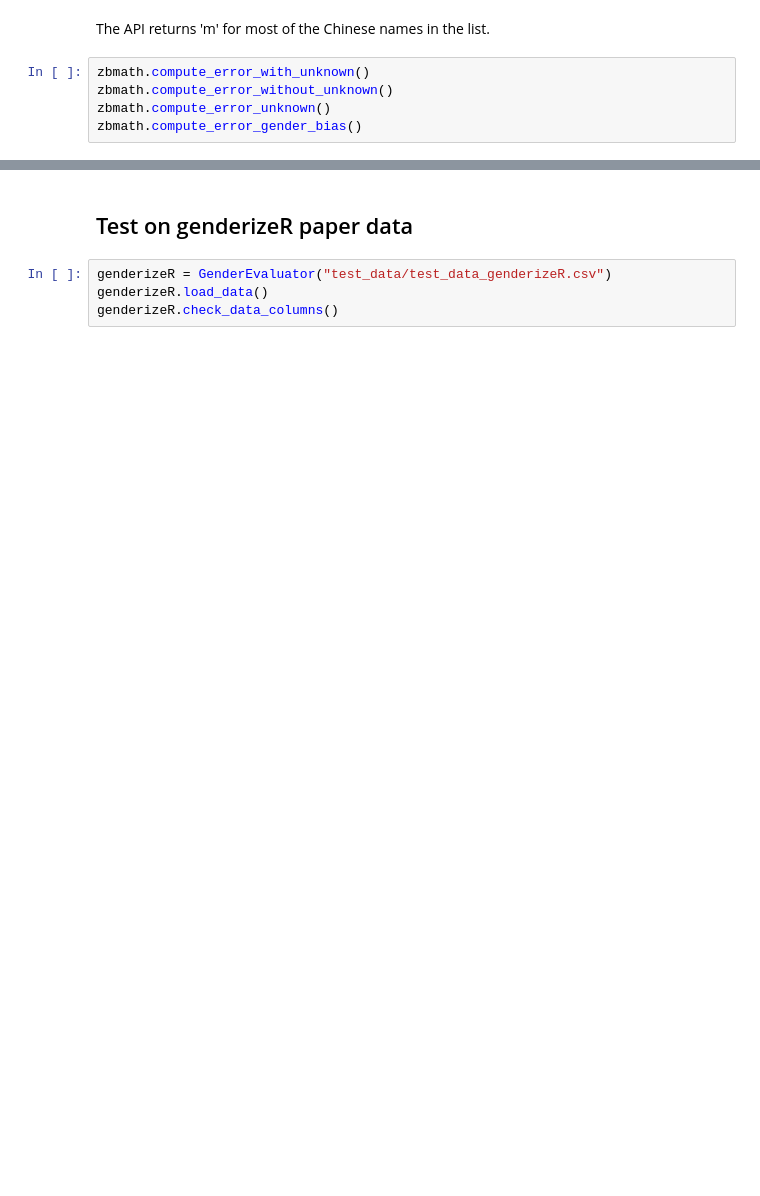
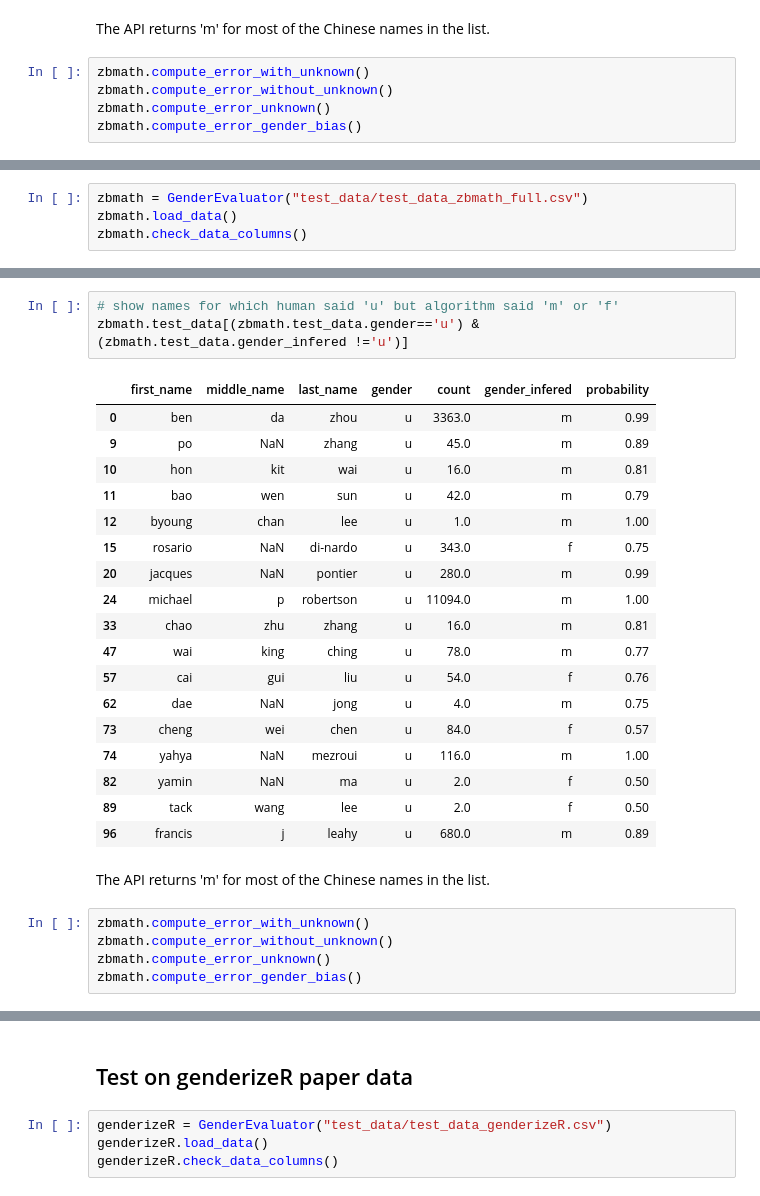
Before and after one commit to GenderGapSTEM-PublicationAnalysis/name_gender_inference, a Jupyter notebook: genderize.io.ipynb, the cells around one changed output, grey strips where cells are left out. Saved outputs shown, nothing was run; the diff lists cells and outputs as text; blank space fills up the shorter version.

Commit message:
Adding 300 records to zbMATH eval data. Afterwards we can delete the previous test with 100 records

```diff
--- a/genderize.io.ipynb
+++ b/genderize.io.ipynb
@@ -81,0 +153,4 @@ print("error where negative value suggestes that more women than men are misscla
+# %%
+zbmath = GenderEvaluator("test_data/test_data_zbmath_full.csv")
+zbmath.load_data()
+zbmath.check_data_columns()
@@ -81,0 +190,29 @@ print("error where negative value suggestes that more women than men are misscla
+# %%
+# show names for which human said 'u' but algorithm said 'm' or 'f'
+zbmath.test_data[(zbmath.test_data.gender=='u') & (zbmath.test_data.gender_infered !='u')]
+# %% [output]
+|  | first_name | middle_name | last_name | gender | count | gender_infered | probability |
+| 0 | ben | da | zhou | u | 3363.0 | m | 0.99 |
+| 9 | po | NaN | zhang | u | 45.0 | m | 0.89 |
+| 10 | hon | kit | wai | u | 16.0 | m | 0.81 |
+| 11 | bao | wen | sun | u | 42.0 | m | 0.79 |
+| 12 | byoung | chan | lee | u | 1.0 | m | 1.00 |
+| 15 | rosario | NaN | di-nardo | u | 343.0 | f | 0.75 |
+| 20 | jacques | NaN | pontier | u | 280.0 | m | 0.99 |
+| 24 | michael | p | robertson | u | 11094.0 | m | 1.00 |
+| 33 | chao | zhu | zhang | u | 16.0 | m | 0.81 |
+| 47 | wai | king | ching | u | 78.0 | m | 0.77 |
+| 57 | cai | gui | liu | u | 54.0 | f | 0.76 |
+| 62 | dae | NaN | jong | u | 4.0 | m | 0.75 |
+| 73 | cheng | wei | chen | u | 84.0 | f | 0.57 |
+| 74 | yahya | NaN | mezroui | u | 116.0 | m | 1.00 |
+| 82 | yamin | NaN | ma | u | 2.0 | f | 0.50 |
+| 89 | tack | wang | lee | u | 2.0 | f | 0.50 |
+| 96 | francis | j | leahy | u | 680.0 | m | 0.89 |
+# %% [markdown]
+The API returns 'm' for most of the Chinese names in the list.
+# %%
+zbmath.compute_error_with_unknown()
+zbmath.compute_error_without_unknown()
+zbmath.compute_error_unknown()
+zbmath.compute_error_gender_bias()
```
Also changed, not shown: parts of 23 cells of this notebook.
